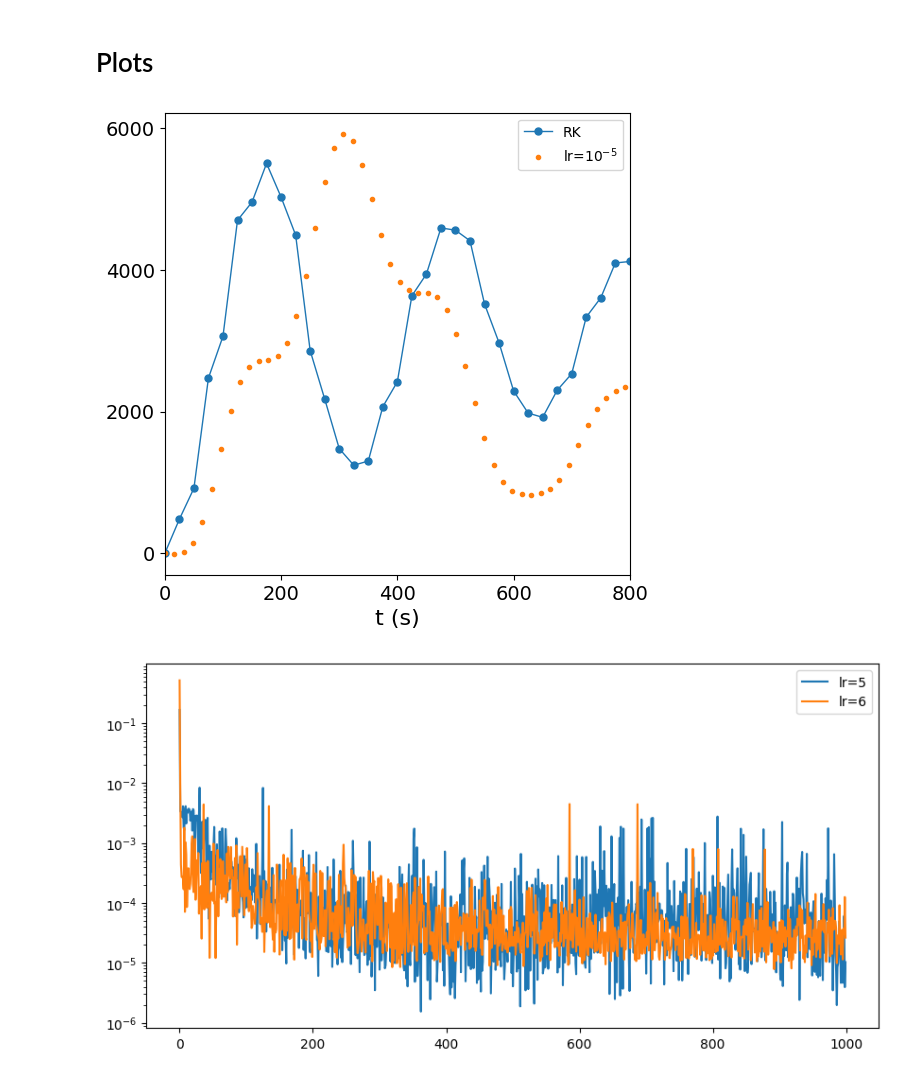
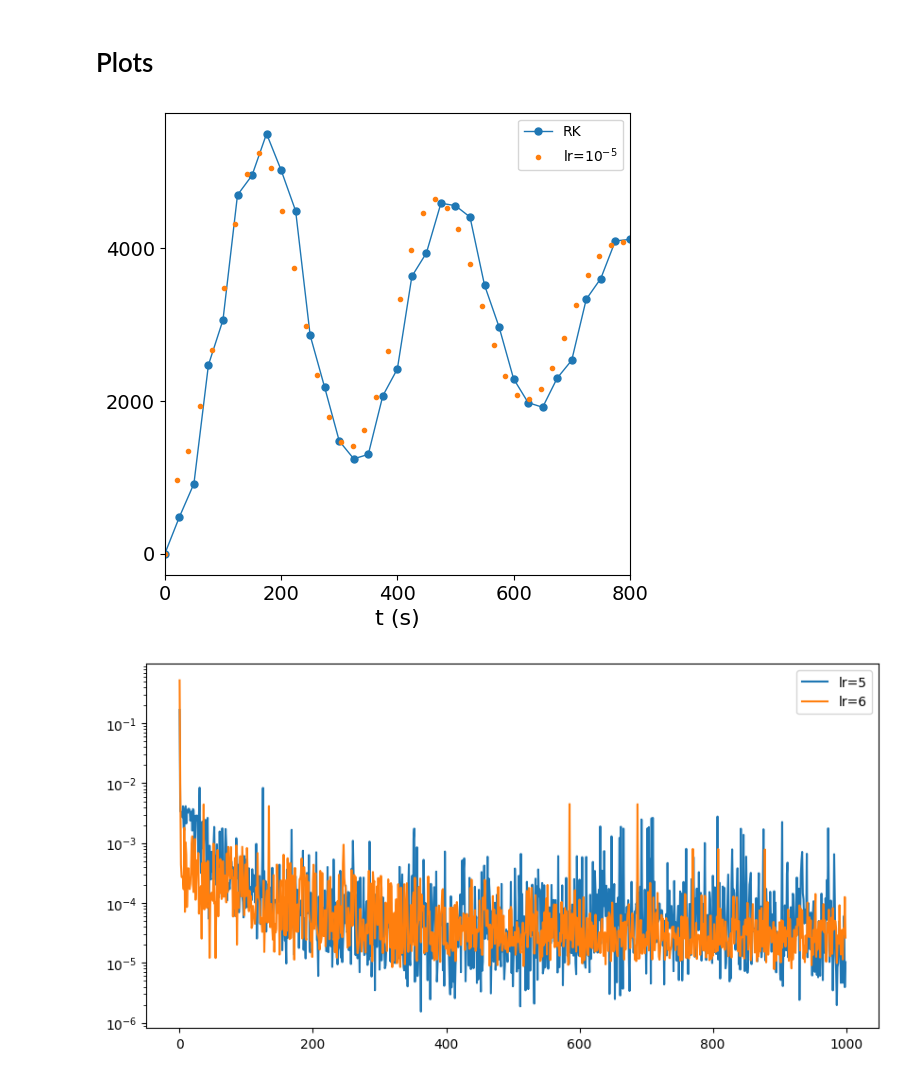
Before and after one commit to AndresMartnz/Spin, a Jupyter notebook: plot.ipynb, the cells around one changed output. Saved outputs shown, nothing was run; the diff lists cells and outputs as text; code cells hidden in the pictures.

```diff
--- a/plot.ipynb
+++ b/plot.ipynb
@@ -248,14 +246,14 @@ WARNING:tensorflow:From c:\Users\usuario\Desktop\doctorado\codigos\Spin\.venv\Li
 # Cargar los pesos
 # %%
 tmin=0
-tmax=400
+tmax=1000
 N_train=100
 
 t_red=np.linspace(tmin,tmax,N_train)
 t_red=np.reshape(t_red,(N_train,1))
 
 
-model.load_weights(f"pesos/inter=4_t=400_lr=1e-05.h5")
+model.load_weights(f"pesos/inter=8_t=1000_lr=1e-05.h5")
 y_pred_lr5 = model.predict(t_red)
 
 model.load_weights(f"pesos/inter=4_t=400_lr=1e-06.h5")
@@ -389,7 +388,7 @@ Hiperparámetros de la simulación:
 # %%
 fig, ax = plt.subplots(dpi=100)
 # aux=y_pred_lr5[:,-1]/2/np.pi*1e6
-# t_red=t_red*2
+t_red=t_red*2
 # #* PINN
 # ax.plot(t_red,
 #         y_pred_lr6[:,-1],
@@ -407,34 +406,34 @@ ax.plot(x_RK,
         linestyle='solid',
         linewidth=1,
         label=r"RK")
 ax.plot(t_red, sigma_lr5, marker='o',markersize=3.0, linestyle='solid', linewidth=0, label=r"lr=10$^{-5}$")
 
 #*"Chinchetas"
 # ax.plot(aux1, chinchetas_sz1, "o", markersize=6)
 
 
 ax.tick_params(axis='both', which='major', labelsize=14)
 
 ax.set_xlabel('t (s)', fontsize=16)
 
 #* Adds a legend
 ax.legend(fontsize=19, frameon=False)
 ax.legend()
 
 ax.xaxis.set_major_locator(ticker.MaxNLocator(4))
 ax.yaxis.set_major_locator(ticker.MaxNLocator(4))
 
 plt.grid(False)  # Optional
 # plt.legend(bbox_to_anchor=(0,1.02,1,0.2), loc="lower left",
 #                 mode="expand", borderaxespad=0, ncol=2,fontsize=12)
 ax.set_xlim(0,800)
 fig.set_size_inches(6,6)
 #?Save the plot
 #fig.savefig(f'figuras definitivas/Black_hole_velocity_chinchetas={N_intervalo}_y={y_ini}_N={N_train}_.png',bbox_inches='tight', dpi=600)
 
 plt.show()
 # %% [output]
-[figure, old version]
+[figure, new version]
 # %%
 loss5=[]
 loss_IC5=[]
```
Also changed, not shown: parts of 3 cells of this notebook, 3 other files.
